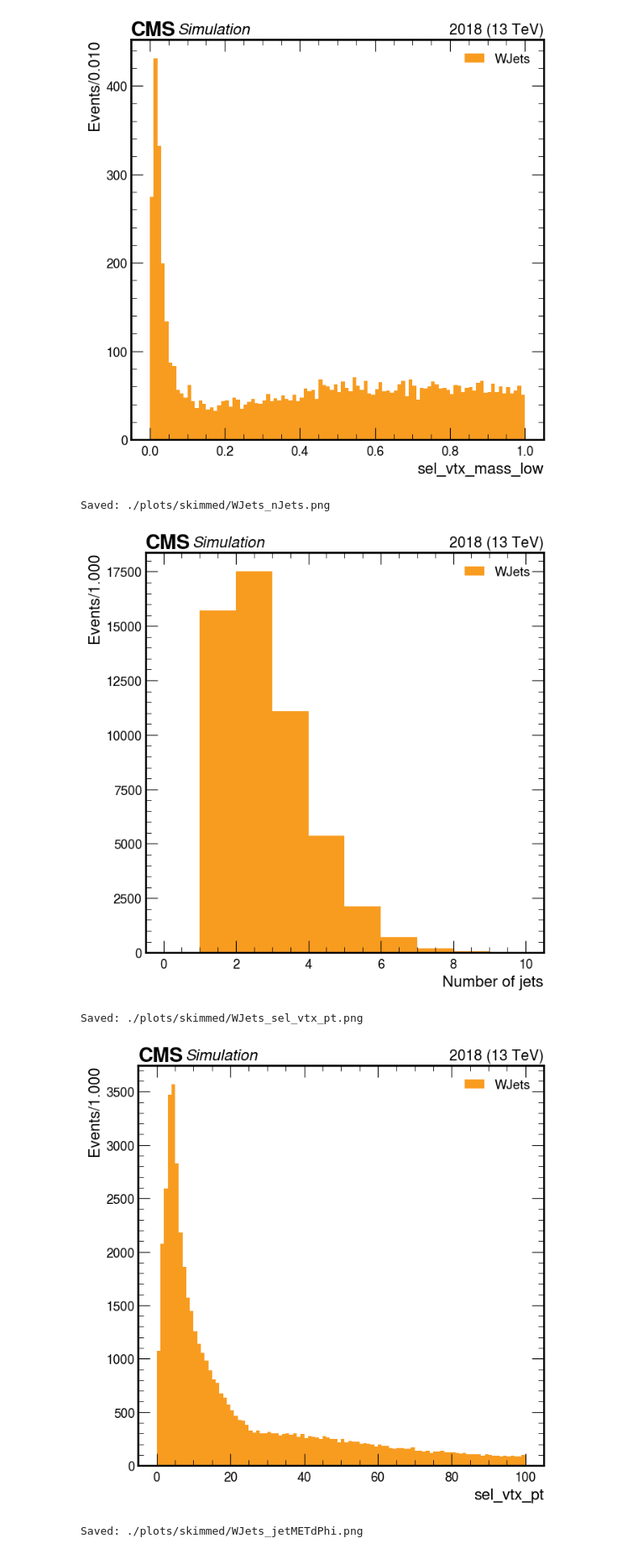
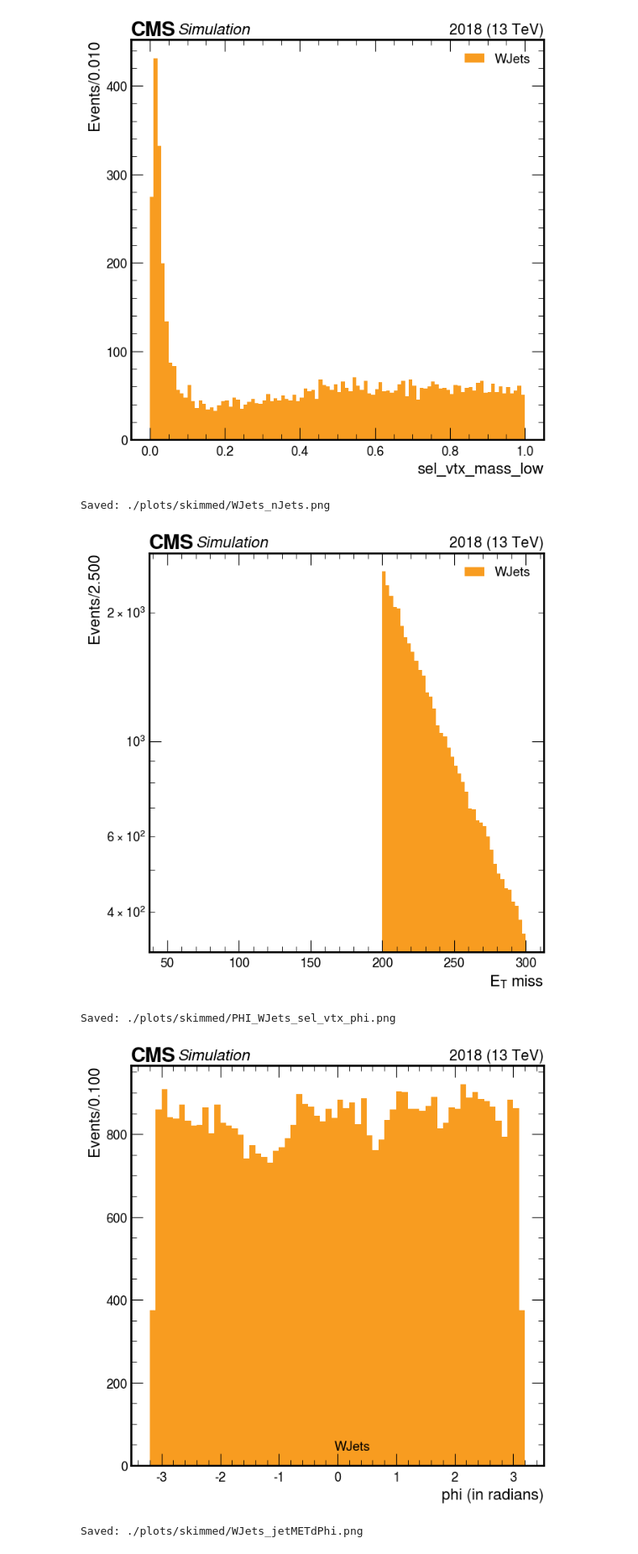
Before and after one commit to Reshma27Menon/iDMe, a Jupyter notebook: python_analysis/exampleNotebooks/run2step2skimmed.ipynb, the cells around one changed output. Shown: that part at 84% size. Cells and saved outputs as stored; diff of their text form; code cells hidden in the pictures.

```diff
--- a/python_analysis/exampleNotebooks/run2step2skimmed.ipynb
+++ b/python_analysis/exampleNotebooks/run2step2skimmed.ipynb
@@ -243,7 +243,7 @@ fig, ax = plt.subplots(figsize=(7,7))
 
 # Plot settings
 plot_dict = {
-    'variable': 'nJets',
+    'variable': 'PFMET',
     'cut': 'cut1',
     'year': 2018
 }
@@ -252,12 +252,12 @@ style_dict = {
     'fig': fig,
     'ax': ax,
     'rebin': 1j,
-    'xlim':[0,10] ,     # if None, the default will show up; otherwise give as a list, i.e. [0, 10]
-    'doLogy': False,
+    'xlim':[0,500] ,     # if None, the default will show up; otherwise give as a list, i.e. [0, 10]
+    'doLogy': True,
     'doLogx': False,
     'doDensity': False,
     'doYerr': False,
-    'xlabel': "Number of jets",   # if None, the default will show up; otherwise give as a string, i.e. 'Electron dxy'
+    'xlabel': "$E_T$ miss",   # if None, the default will show up; otherwise give as a string, i.e. 'Electron dxy'
     'ylabel': None,   # if None, the default will show up; otherwise give as a string, i.e. 'Efficiency'
     'label': None,    # if None, the default will show up; otherwise give as a string, i.e. 'Highest ctau signal samples'
     'flow': None,     # overflow
@@ -275,45 +275,45 @@ plt.legend()
 plt.show()
 # %% [output]
 Saved: ./plots/skimmed/WJets_nJets.png
-[figure, old version]
+[figure, new version]
 # %%
 fig, ax = plt.subplots(figsize=(7,7))
 
 # Plot settings
 plot_dict = {
-    'variable': 'sel_vtx_pt',
+    'variable': 'sel_vtx_phi',
     'cut': 'cut1',
     'year': 2018
 }
 
 style_dict = {
     'fig': fig,
     'ax': ax,
     'rebin': 1j,
-    'xlim':[0,200] ,     # if None, the default will show up; otherwise give as a list, i.e. [0, 10]
+    'xlim':[-3.5,3.5] ,     # if None, the default will show up; otherwise give as a list, i.e. [0, 10]
     'doLogy': False,
     'doLogx': False,
     'doDensity': False,
     'doYerr': False,
-    'xlabel': "sel_vtx_pt",   # if None, the default will show up; otherwise give as a string, i.e. 'Electron dxy'
+    'xlabel': "phi (in radians)",   # if None, the default will show up; otherwise give as a string, i.e. 'Electron dxy'
     'ylabel': None,   # if None, the default will show up; otherwise give as a string, i.e. 'Efficiency'
     'label': None,    # if None, the default will show up; otherwise give as a string, i.e. 'Highest ctau signal samples'
     'flow': None,     # overflow
     'doSave': True,
     'outDir': './plots/skimmed',
-    'outName': f'WJets_sel_vtx_pt.png'
+    'outName': f'PHI_WJets_sel_vtx_phi.png'
 }
 
 # bkg
 ptools.plot_bkg_1d(bkg_histo, plot_dict, style_dict, isLegacy = False)
 
 
 #plt.title('')
 plt.legend()
 plt.show()
 # %% [output]
-Saved: ./plots/skimmed/WJets_sel_vtx_pt.png
+Saved: ./plots/skimmed/PHI_WJets_sel_vtx_phi.png
-[figure, old version]
+[figure, new version]
 # %%
 fig, ax = plt.subplots(figsize=(7,7))
 
```
Also changed, not shown: parts of 2 cells of this notebook.
